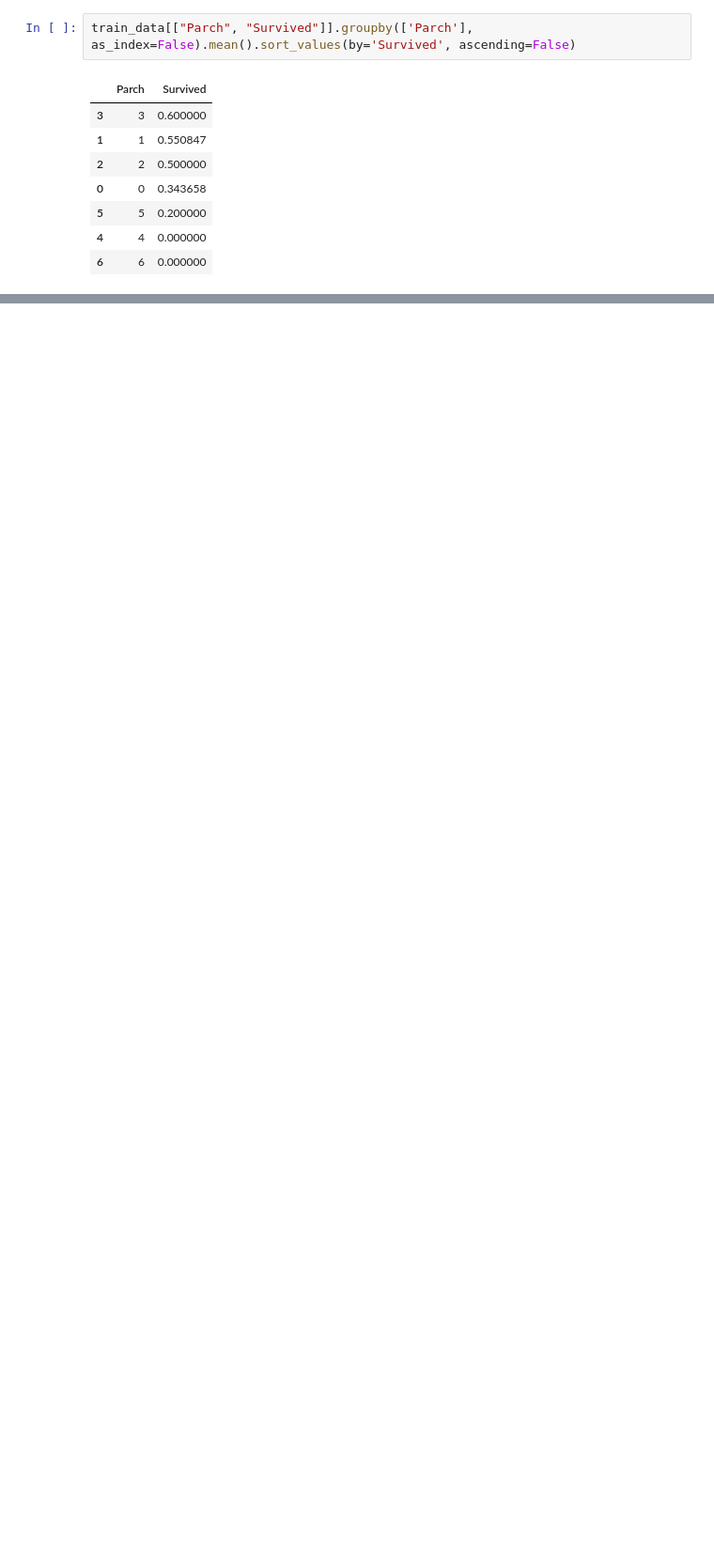
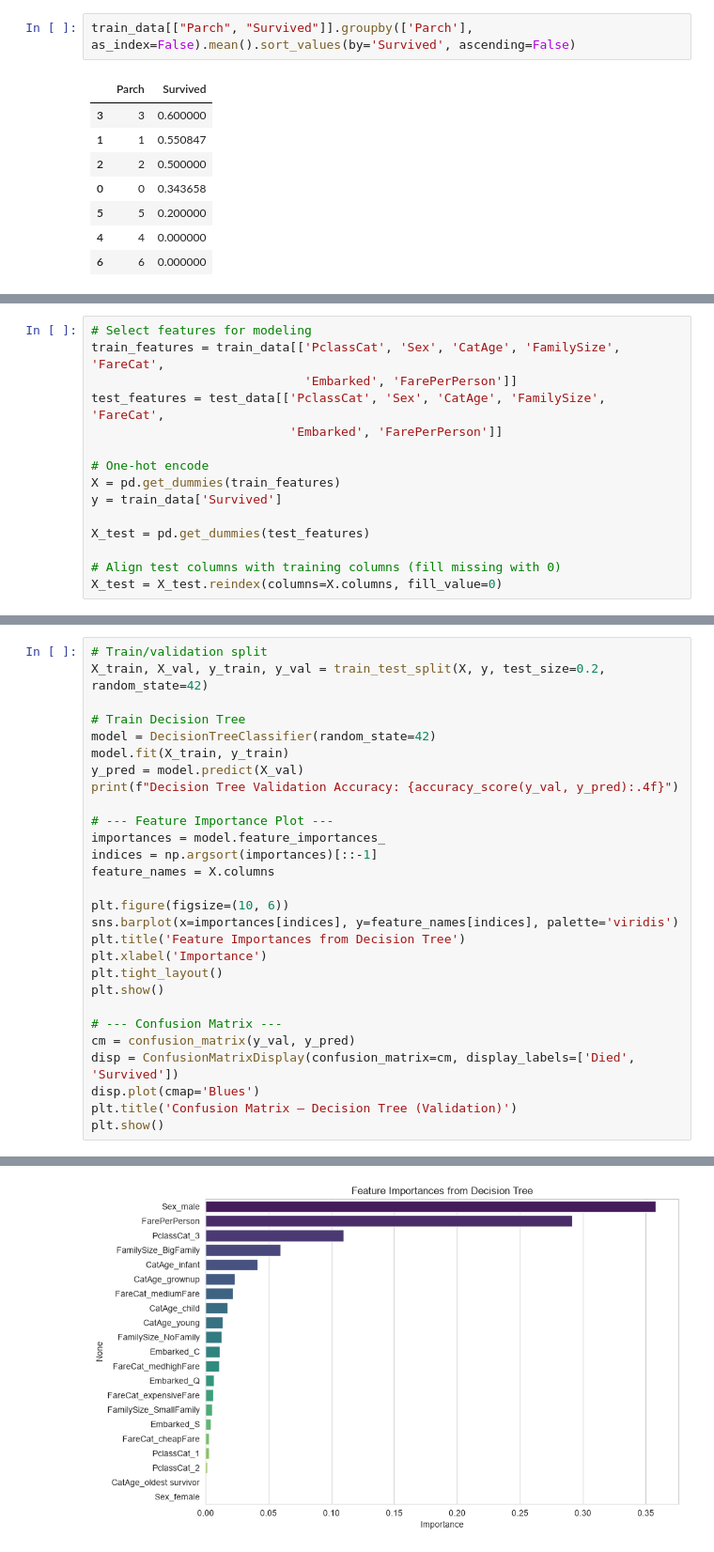
Before and after one commit to amir-rahmani84/titanic-disaster, a Jupyter notebook: notebook41fcd16c13.ipynb, the cells around one changed output, grey strips where cells are left out. Shown at 94% size. Drawn from its saved outputs; the diff is of its cells as text; blank space fills up the shorter version.

```diff
--- a/notebook41fcd16c13.ipynb
+++ b/notebook41fcd16c13.ipynb
@@ -193,0 +299,15 @@ Your submission was successfully saved!
+# %%
+# Select features for modeling
+train_features = train_data[['PclassCat', 'Sex', 'CatAge', 'FamilySize', 'FareCat',
+                             'Embarked', 'FarePerPerson']]
+test_features = test_data[['PclassCat', 'Sex', 'CatAge', 'FamilySize', 'FareCat',
+                           'Embarked', 'FarePerPerson']]
+
+# One‑hot encode
+X = pd.get_dummies(train_features)
+y = train_data['Survived']
+
+X_test = pd.get_dummies(test_features)
+
+# Align test columns with training columns (fill missing with 0)
+X_test = X_test.reindex(columns=X.columns, fill_value=0)
@@ -193,0 +320,29 @@ Your submission was successfully saved!
+# %%
+# Train/validation split
+X_train, X_val, y_train, y_val = train_test_split(X, y, test_size=0.2, random_state=42)
+
+# Train Decision Tree
+model = DecisionTreeClassifier(random_state=42)
+model.fit(X_train, y_train)
+y_pred = model.predict(X_val)
+print(f"Decision Tree Validation Accuracy: {accuracy_score(y_val, y_pred):.4f}")
+
+# --- Feature Importance Plot ---
+importances = model.feature_importances_
+indices = np.argsort(importances)[::-1]
+feature_names = X.columns
+
+plt.figure(figsize=(10, 6))
+sns.barplot(x=importances[indices], y=feature_names[indices], palette='viridis')
+plt.title('Feature Importances from Decision Tree')
+plt.xlabel('Importance')
+plt.tight_layout()
+plt.show()
+
+# --- Confusion Matrix ---
+cm = confusion_matrix(y_val, y_pred)
+disp = ConfusionMatrixDisplay(confusion_matrix=cm, display_labels=['Died', 'Survived'])
+disp.plot(cmap='Blues')
+plt.title('Confusion Matrix – Decision Tree (Validation)')
+plt.show()
+# %% [output]
@@ -193,0 +353 @@ Your submission was successfully saved!
+[figure, added]
```
Also changed, not shown: parts of 29 cells of this notebook, 2 other files.
